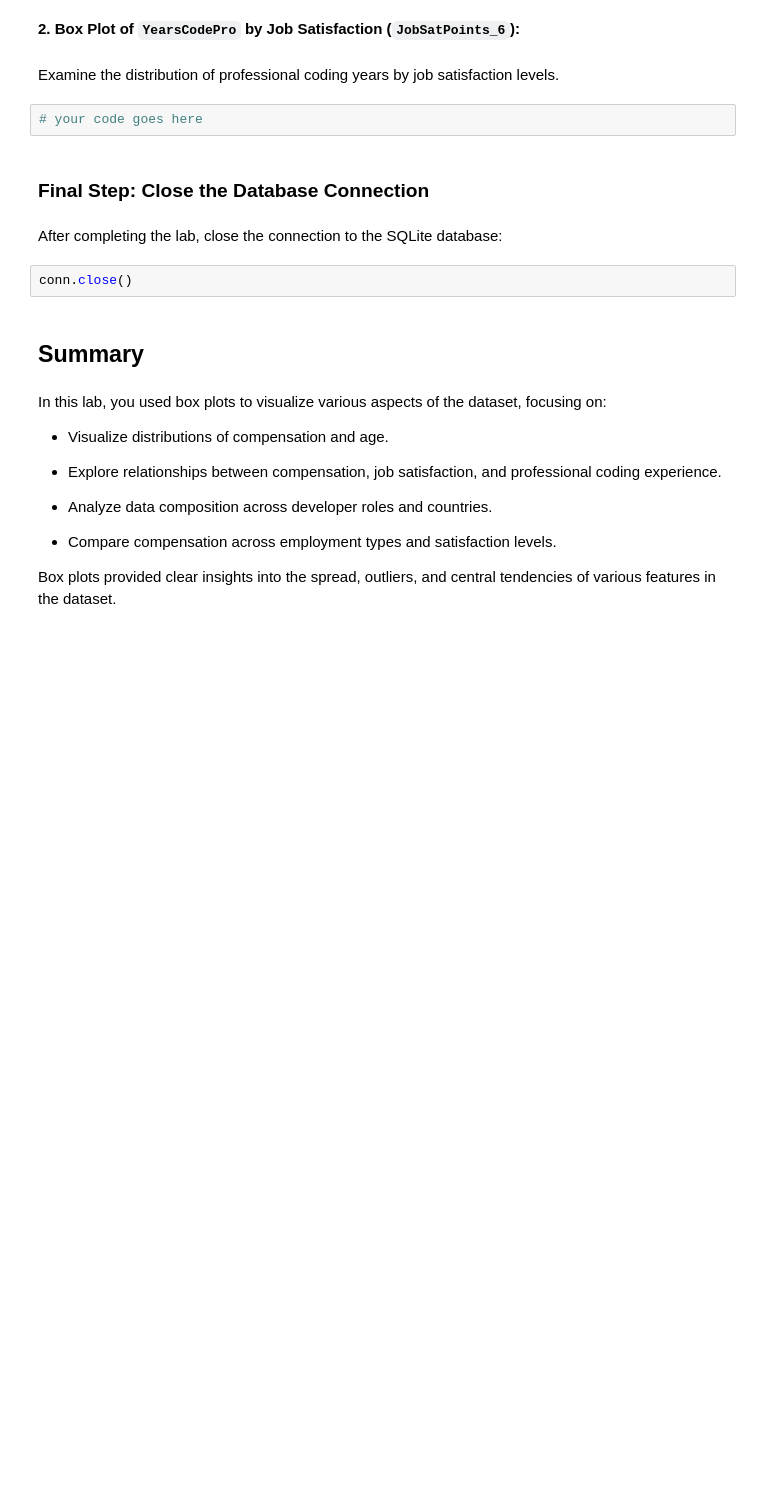
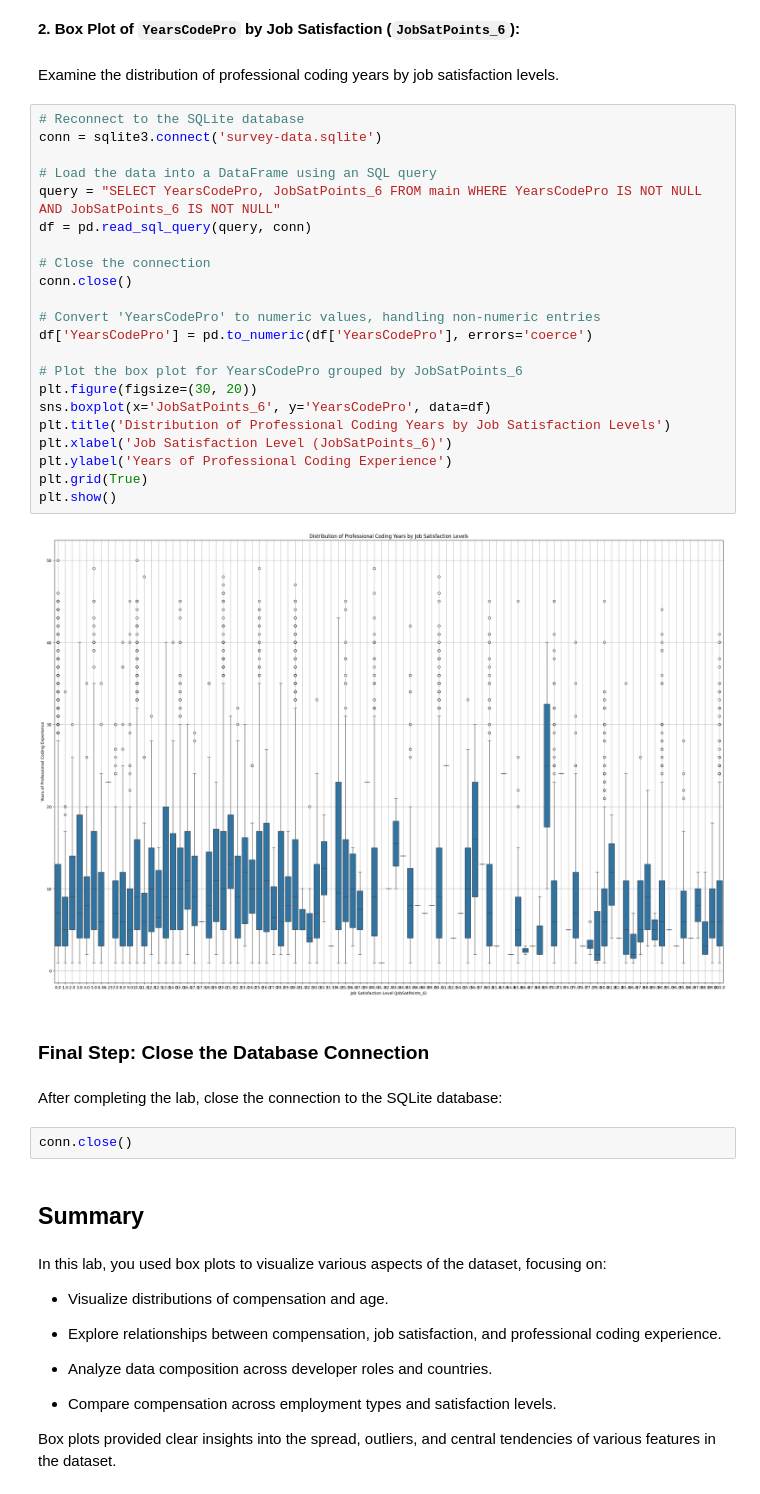
Before and after one commit to jahiduljinat/IBM-capstone-project, a Jupyter notebook: Lab 15 Box Plot.ipynb, the cells around one changed output. Saved outputs shown, nothing was run; the diff lists cells and outputs as text; blank space fills up the shorter version.

```diff
--- a/Lab 15 Box Plot.ipynb
+++ b/Lab 15 Box Plot.ipynb
@@ -517,8 +558,30 @@ plt.show()
 **2. Box Plot of `YearsCodePro` by Job Satisfaction (`JobSatPoints_6`):**
 # %% [markdown]
 Examine the distribution of professional coding years by job satisfaction levels.
-# %%
-# your code goes here
+# %%
+# Reconnect to the SQLite database
+conn = sqlite3.connect('survey-data.sqlite')
+
+# Load the data into a DataFrame using an SQL query
+query = "SELECT YearsCodePro, JobSatPoints_6 FROM main WHERE YearsCodePro IS NOT NULL AND JobSatPoints_6 IS NOT NULL"
+df = pd.read_sql_query(query, conn)
+
+# Close the connection
+conn.close()
+
+# Convert 'YearsCodePro' to numeric values, handling non-numeric entries
+df['YearsCodePro'] = pd.to_numeric(df['YearsCodePro'], errors='coerce')
+
+# Plot the box plot for YearsCodePro grouped by JobSatPoints_6
+plt.figure(figsize=(30, 20))
+sns.boxplot(x='JobSatPoints_6', y='YearsCodePro', data=df)
+plt.title('Distribution of Professional Coding Years by Job Satisfaction Levels')
+plt.xlabel('Job Satisfaction Level (JobSatPoints_6)')
+plt.ylabel('Years of Professional Coding Experience')
+plt.grid(True)
+plt.show()
+# %% [output]
+[figure, added]
 # %% [markdown]
 ### Final Step: Close the Database Connection
 # %% [markdown]
```
Also changed, not shown: parts of 1 cell of this notebook.
